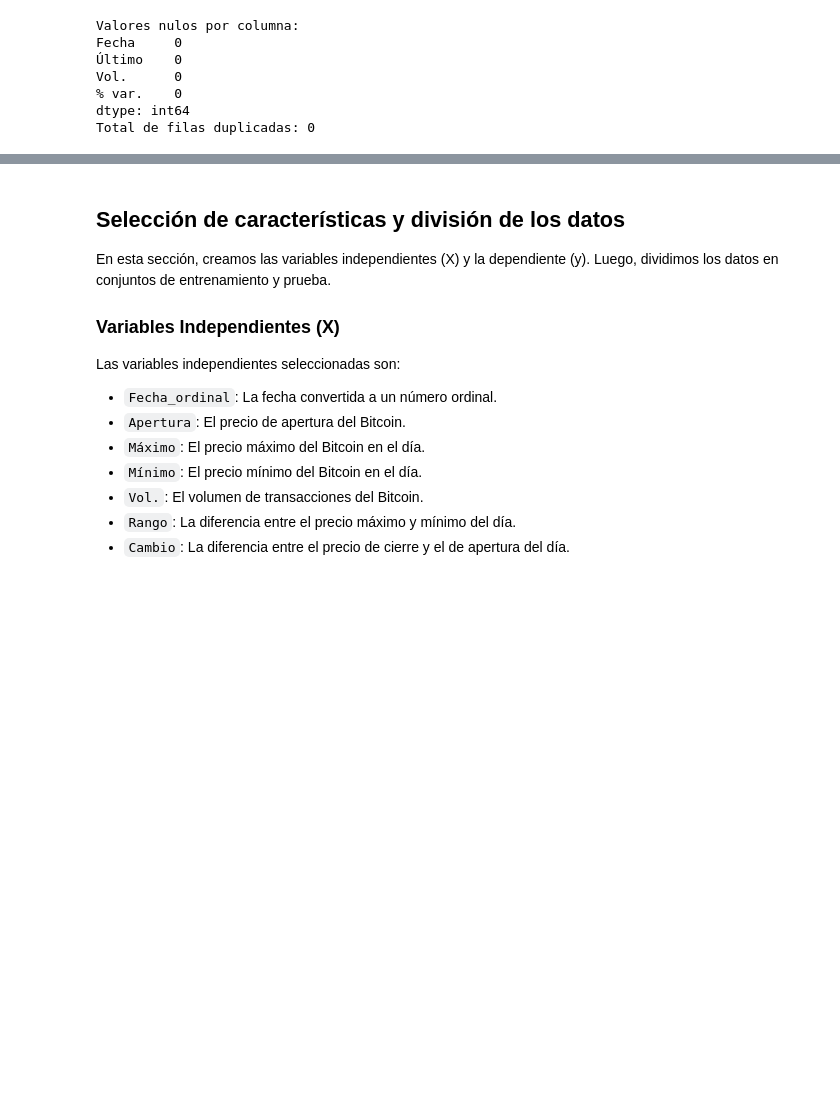
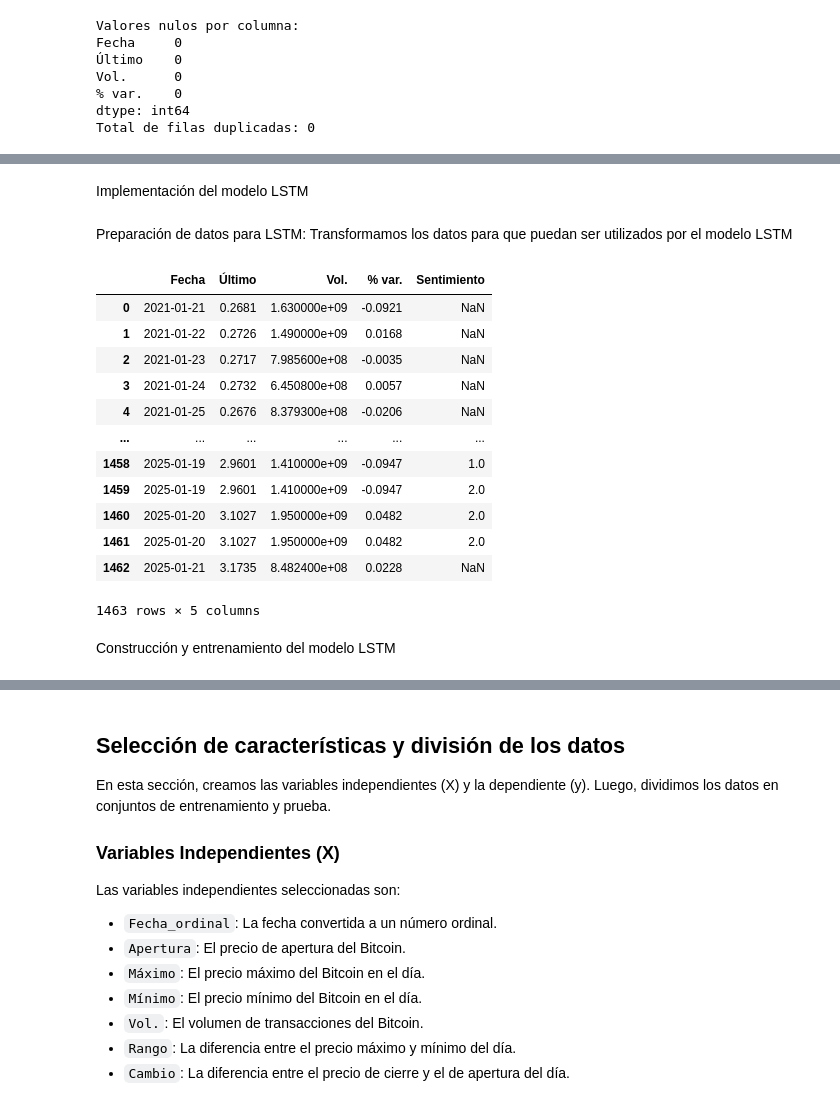
Before and after one commit to FelicianoRN01/SAA, a Jupyter notebook: xrp/PrediccionXRP.ipynb, the cells around one changed output, grey strips where cells are left out. Cells and saved outputs as stored; diff of their text form; code cells hidden in the pictures; blank space fills up the shorter version.

```diff
--- a/xrp/PrediccionXRP.ipynb
+++ b/xrp/PrediccionXRP.ipynb
@@ -166,10 +136,0 @@ ScraperException: 4 requests to https://twitter.com/search?f=live&lang=en&q=%28%
-# %%
-# Analizar el sentimiento de cada tweet
-sentiments = []
-for tweet in df['Content']:
-    analysis = TextBlob(tweet)
-    sentiments.append(analysis.sentiment.polarity)
-
-# Añadir el sentimiento al DataFrame
-df['Sentiment'] = sentiments
-print(df.head())
@@ -175,0 +250,27 @@ print(df.head())
+# %% [markdown]
+Implementación del modelo LSTM
+# %% [markdown]
+Preparación de datos para LSTM:
+Transformamos los datos para que puedan ser utilizados por el modelo LSTM
+# %%
+# Convertir las columnas 'Fecha' a tipo datetime si no lo están
+df['Fecha'] = pd.to_datetime(df['Fecha'])
+df_noticias['Fecha'] = pd.to_datetime(df_noticias['Fecha'])
+
+# Merge sentiment analysis results into the main DataFrame
+df = df.merge(df_noticias[['Fecha', 'Sentimiento']], on='Fecha', how='left')
+df
+# %% [output]
+|  | Fecha | Último | Vol. | % var. | Sentimiento |
+| 0 | 2021-01-21 | 0.2681 | 1.630000e+09 | -0.0921 | NaN |
+| 1 | 2021-01-22 | 0.2726 | 1.490000e+09 | 0.0168 | NaN |
+| 2 | 2021-01-23 | 0.2717 | 7.985600e+08 | -0.0035 | NaN |
+| 3 | 2021-01-24 | 0.2732 | 6.450800e+08 | 0.0057 | NaN |
+| 4 | 2021-01-25 | 0.2676 | 8.379300e+08 | -0.0206 | NaN |
+| ... | ... | ... | ... | ... | ... |
+| 1458 | 2025-01-19 | 2.9601 | 1.410000e+09 | -0.0947 | 1.0 |
+| 1459 | 2025-01-19 | 2.9601 | 1.410000e+09 | -0.0947 | 2.0 |
+| 1460 | 2025-01-20 | 3.1027 | 1.950000e+09 | 0.0482 | 2.0 |
+| 1461 | 2025-01-20 | 3.1027 | 1.950000e+09 | 0.0482 | 2.0 |
+| 1462 | 2025-01-21 | 3.1735 | 8.482400e+08 | 0.0228 | NaN |
+1463 rows × 5 columns
@@ -175,0 +298,2 @@ print(df.head())
+# %% [markdown]
+Construcción y entrenamiento del modelo LSTM
```
Also changed, not shown: parts of 19 cells of this notebook, 1 other file.
